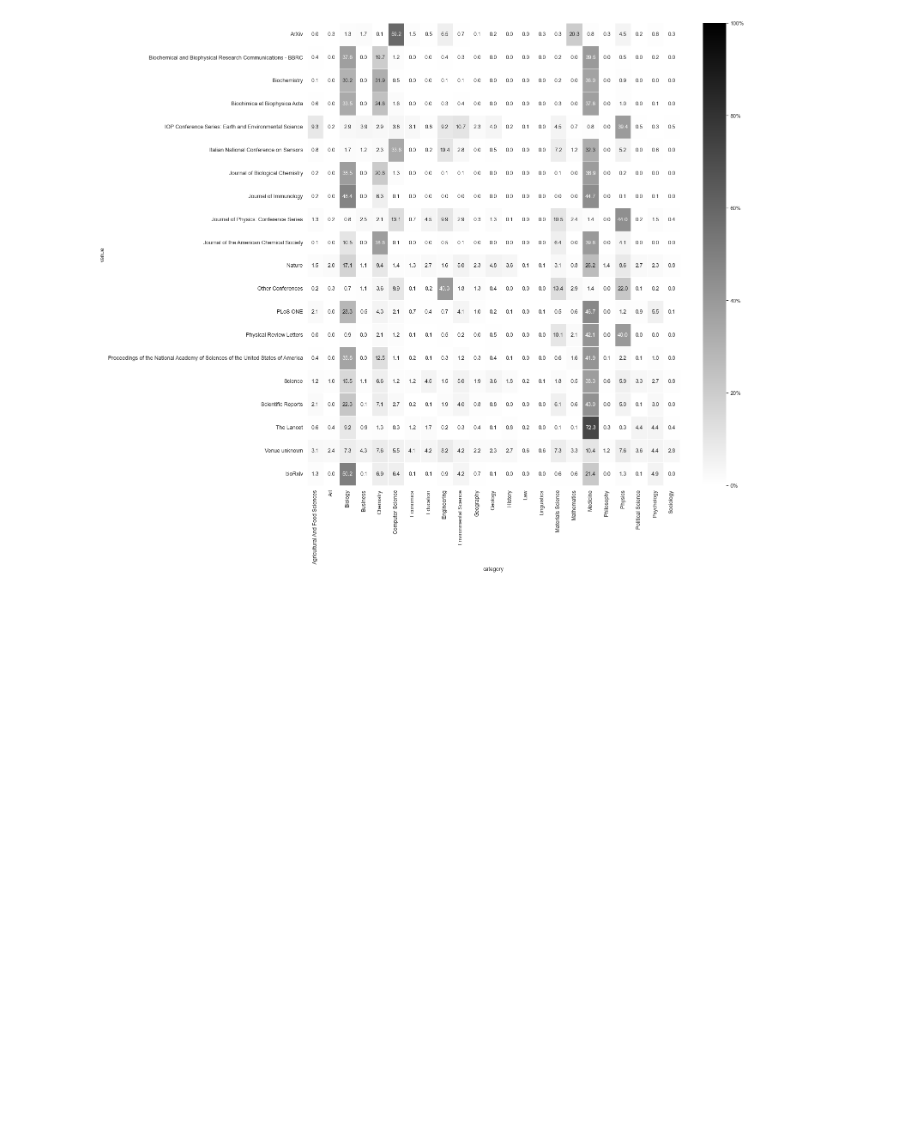
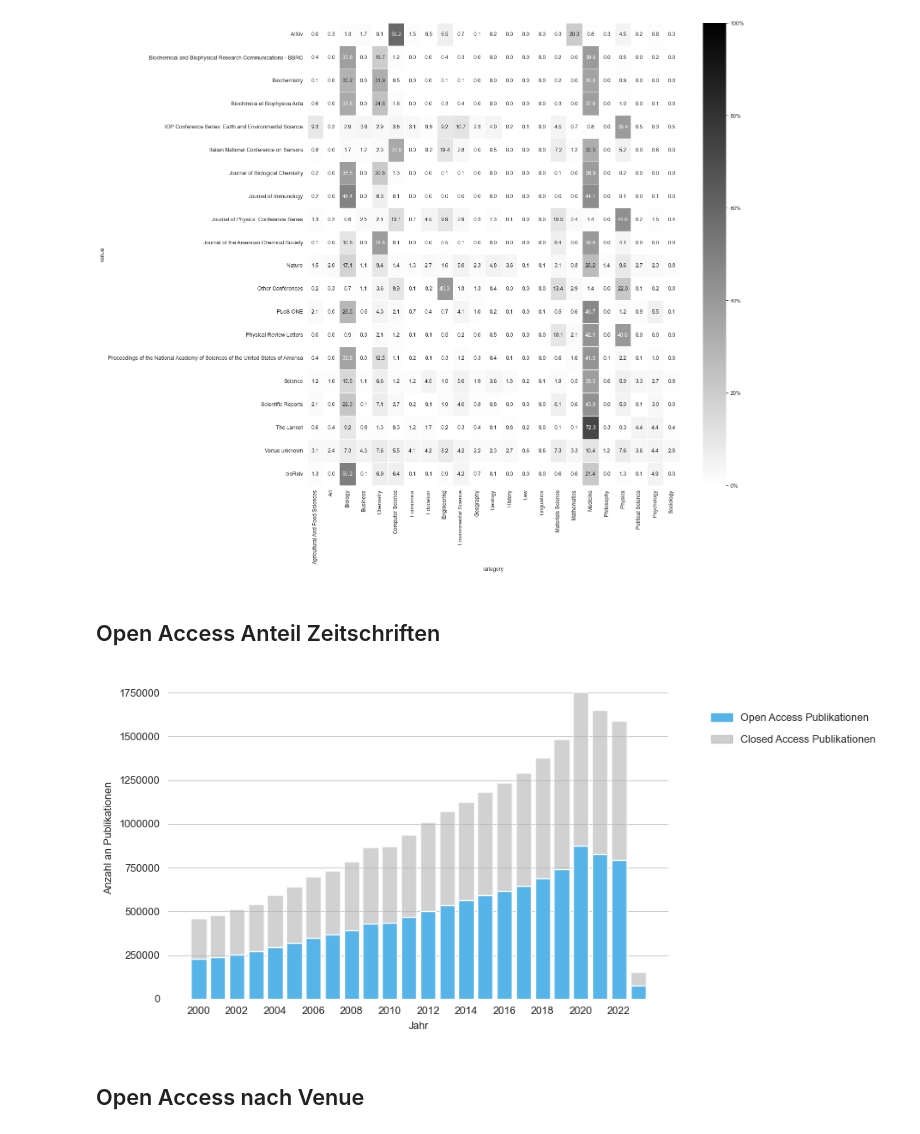
Before and after one commit to naustica/MA, a Jupyter notebook: Codebook.ipynb, the cells around one changed output. Cells and saved outputs as stored; diff of their text form; code cells hidden in the pictures; blank space fills up the shorter version.

Commit message:
add oa plot

```diff
--- a/Codebook.ipynb
+++ b/Codebook.ipynb
@@ -490,3 +396,58 @@ plt.show()
 #SELECT DISTINCT STRING_AGG(fields.category, ",")
 #FROM `subugoe-wag-closed.S2AG.papers`, UNNEST(s2fieldsofstudy) AS fields
 #WHERE corpusid = 234301870
+# %% [markdown]
+## Open Access Anteil Zeitschriften
+# %%
+df_oa = client.query(f"""
+                      SELECT isopenaccess, year, COUNT(DISTINCT(corpusid)) AS number_of_publications
+                      FROM (
+                          SELECT DISTINCT corpusid, isopenaccess, EXTRACT (YEAR FROM publicationdate) AS year
+                          FROM {s2ag_papers}, UNNEST(publicationtypes) as type
+                          WHERE type = "JournalArticle" AND year >= 2000
+                          )
+                      WHERE year IS NOT NULL
+                      GROUP BY isopenaccess, year
+                      """).to_dataframe()
+# %%
+df_oa_total_year = df_oa.groupby(['year'])['number_of_publications'].sum().reset_index()
+df_oa_total_year.rename(columns={'number_of_publications':'number_of_total_publications'}, inplace=True)
+df_oa = pd.merge(df_oa, df_oa_total_year, on='year')
+# %%
+fig, ax = plt.subplots(figsize=(7,4.5))
+plt.box(False)
+
+sns.barplot(data=df_oa,
+            x='year',
+            y='number_of_total_publications',
+            alpha=0.6,
+            color='#b3b3b3a0',
+            saturation=1,
+            errorbar=None)
+
+sns.barplot(data=df_oa,
+            x='year',
+            y='number_of_publications',
+            alpha=1,
+            color='#56B4E9',
+            saturation=1,
+            errorbar=None)
+
+plt.locator_params(nbins=12, axis='x')
+ax.yaxis.set_major_formatter(mtick.FormatStrFormatter('%.0f'))
+
+ax.set(xlabel='Jahr', ylabel='Anzahl an Publikationen')
+
+doi_patch = mpatches.Patch(color='#56B4E9', label='Open Access Publikationen')
+not_doi_patch = mpatches.Patch(color='#b3b3b3a0', label='Closed Access Publikationen')
+
+lgd = fig.legend(handles=[doi_patch, not_doi_patch], frameon=False,
+                 bbox_to_anchor=(1.35, 0.9), labelspacing=1.1)
+
+plt.tight_layout()
+
+plt.show()
+# %% [output]
+[figure, added]
+# %% [markdown]
+## Open Access nach Venue
```
Also changed, not shown: parts of 20 cells of this notebook.
